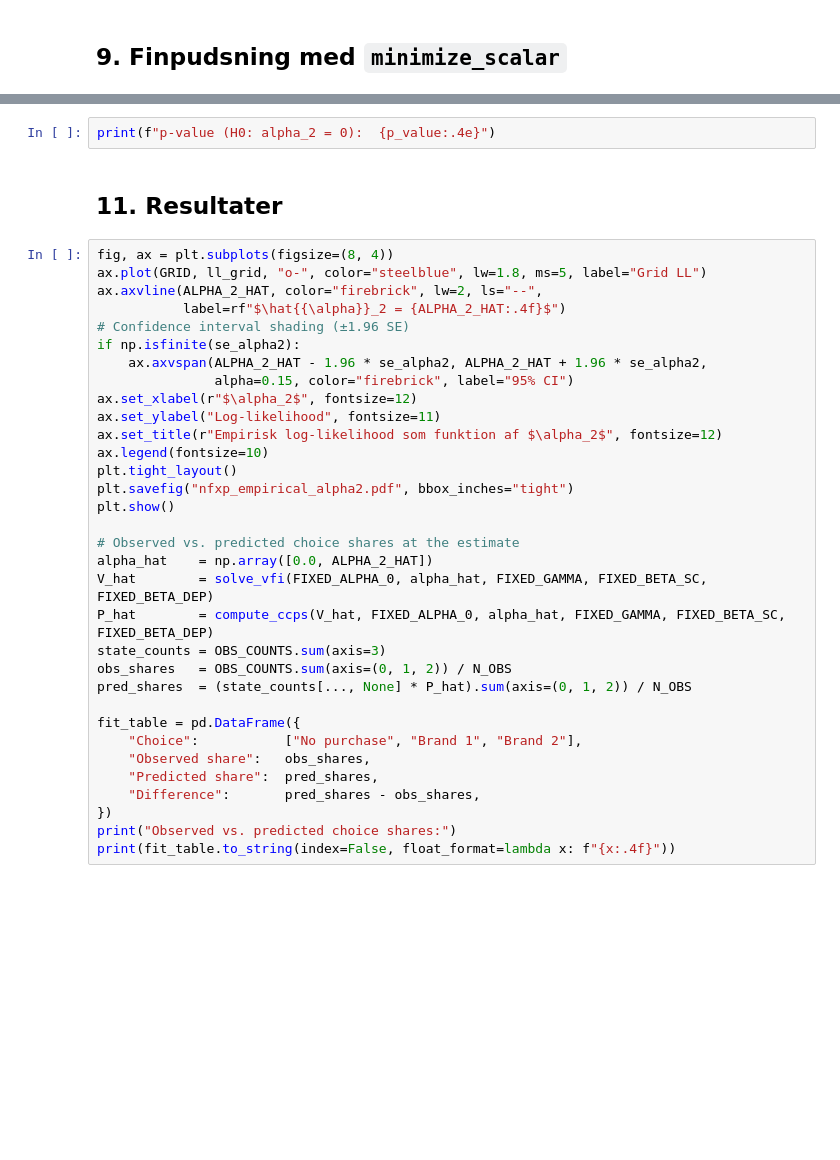
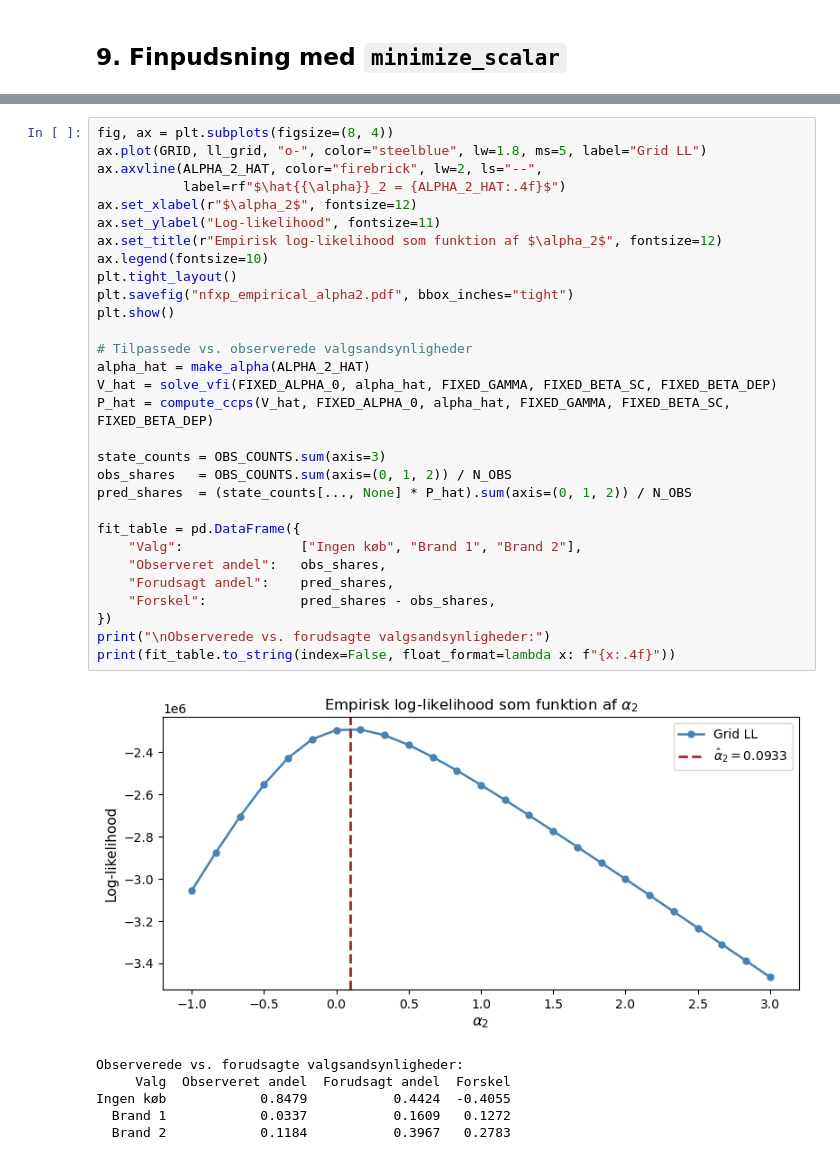
Before and after one commit to OEiberg/dp_ucph_oe, a Jupyter notebook: Term Paper OEJ x SRL/nfxp_empirical.ipynb, the cells around one changed output, grey strips where cells are left out. Cells and saved outputs as stored; diff of their text form; blank space fills up the shorter version.

```diff
--- a/Term Paper OEJ x SRL/nfxp_empirical.ipynb
+++ b/Term Paper OEJ x SRL/nfxp_empirical.ipynb
@@ -423,37 +718,37 @@ print(f"{'='*50}")
-# %%
-print(f"p-value (H0: alpha_2 = 0):  {p_value:.4e}")
-# %% [markdown]
-## 11. Resultater
 # %%
 fig, ax = plt.subplots(figsize=(8, 4))
 ax.plot(GRID, ll_grid, "o-", color="steelblue", lw=1.8, ms=5, label="Grid LL")
 ax.axvline(ALPHA_2_HAT, color="firebrick", lw=2, ls="--",
            label=rf"$\hat{{\alpha}}_2 = {ALPHA_2_HAT:.4f}$")
-# Confidence interval shading (±1.96 SE)
-if np.isfinite(se_alpha2):
-    ax.axvspan(ALPHA_2_HAT - 1.96 * se_alpha2, ALPHA_2_HAT + 1.96 * se_alpha2,
-               alpha=0.15, color="firebrick", label="95% CI")
 ax.set_xlabel(r"$\alpha_2$", fontsize=12)
 ax.set_ylabel("Log-likelihood", fontsize=11)
 ax.set_title(r"Empirisk log-likelihood som funktion af $\alpha_2$", fontsize=12)
 ax.legend(fontsize=10)
 plt.tight_layout()
 plt.savefig("nfxp_empirical_alpha2.pdf", bbox_inches="tight")
 plt.show()
 
-# Observed vs. predicted choice shares at the estimate
-alpha_hat    = np.array([0.0, ALPHA_2_HAT])
-V_hat        = solve_vfi(FIXED_ALPHA_0, alpha_hat, FIXED_GAMMA, FIXED_BETA_SC, FIXED_BETA_DEP)
-P_hat        = compute_ccps(V_hat, FIXED_ALPHA_0, alpha_hat, FIXED_GAMMA, FIXED_BETA_SC, FIXED_BETA_DEP)
+# Tilpassede vs. observerede valgsandsynligheder
+alpha_hat = make_alpha(ALPHA_2_HAT)
+V_hat = solve_vfi(FIXED_ALPHA_0, alpha_hat, FIXED_GAMMA, FIXED_BETA_SC, FIXED_BETA_DEP)
+P_hat = compute_ccps(V_hat, FIXED_ALPHA_0, alpha_hat, FIXED_GAMMA, FIXED_BETA_SC, FIXED_BETA_DEP)
+
 state_counts = OBS_COUNTS.sum(axis=3)
 obs_shares   = OBS_COUNTS.sum(axis=(0, 1, 2)) / N_OBS
 pred_shares  = (state_counts[..., None] * P_hat).sum(axis=(0, 1, 2)) / N_OBS
 
 fit_table = pd.DataFrame({
-    "Choice":           ["No purchase", "Brand 1", "Brand 2"],
-    "Observed share":   obs_shares,
-    "Predicted share":  pred_shares,
-    "Difference":       pred_shares - obs_shares,
+    "Valg":               ["Ingen køb", "Brand 1", "Brand 2"],
+    "Observeret andel":   obs_shares,
+    "Forudsagt andel":    pred_shares,
+    "Forskel":            pred_shares - obs_shares,
 })
-print("Observed vs. predicted choice shares:")
+print("\nObserverede vs. forudsagte valgsandsynligheder:")
 print(fit_table.to_string(index=False, float_format=lambda x: f"{x:.4f}"))
+# %% [output]
+[figure, added]
+Observerede vs. forudsagte valgsandsynligheder:
+     Valg  Observeret andel  Forudsagt andel  Forskel
+Ingen køb            0.8479           0.4424  -0.4055
+  Brand 1            0.0337           0.1609   0.1272
+  Brand 2            0.1184           0.3967   0.2783
```
Also changed, not shown: parts of 18 cells of this notebook.
